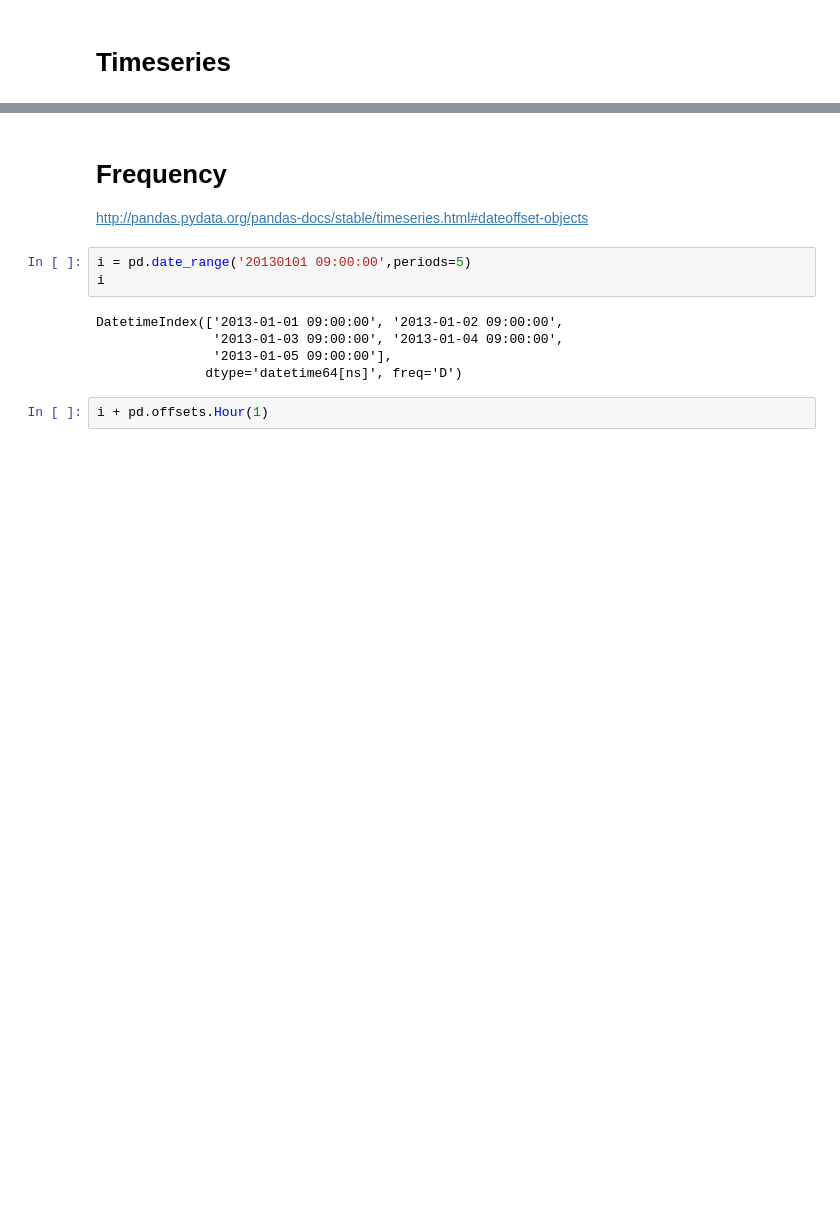
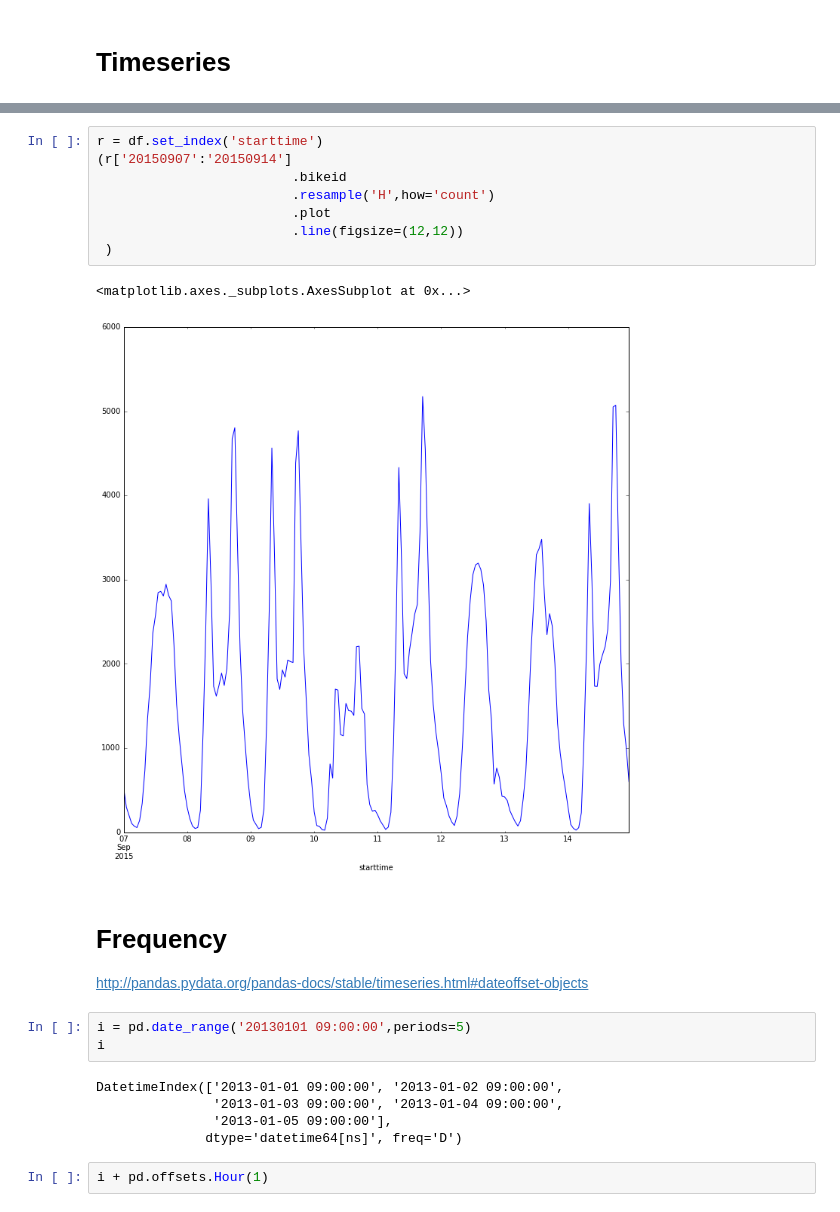
Before and after one commit to jreback/PyDataNYC2015, a Jupyter notebook: tutorial/5. Timeseries.ipynb, the cells around one changed output, grey strips where cells are left out. Drawn from its saved outputs; the diff is of its cells as text; blank space fills up the shorter version.

```diff
--- a/tutorial/5. Timeseries.ipynb
+++ b/tutorial/5. Timeseries.ipynb
@@ -13,3 +91,14 @@ pd.options.display.width = 80
+# %%
+r = df.set_index('starttime')
+(r['20150907':'20150914']
+                         .bikeid
+                         .resample('H',how='count')
+                         .plot
+                         .line(figsize=(12,12))
+ )
+# %% [output]
+<matplotlib.axes._subplots.AxesSubplot at 0x...>
+[figure, added]
 # %% [markdown]
 # Frequency
 
```
Also changed, not shown: parts of 24 cells of this notebook, 1 other file.
